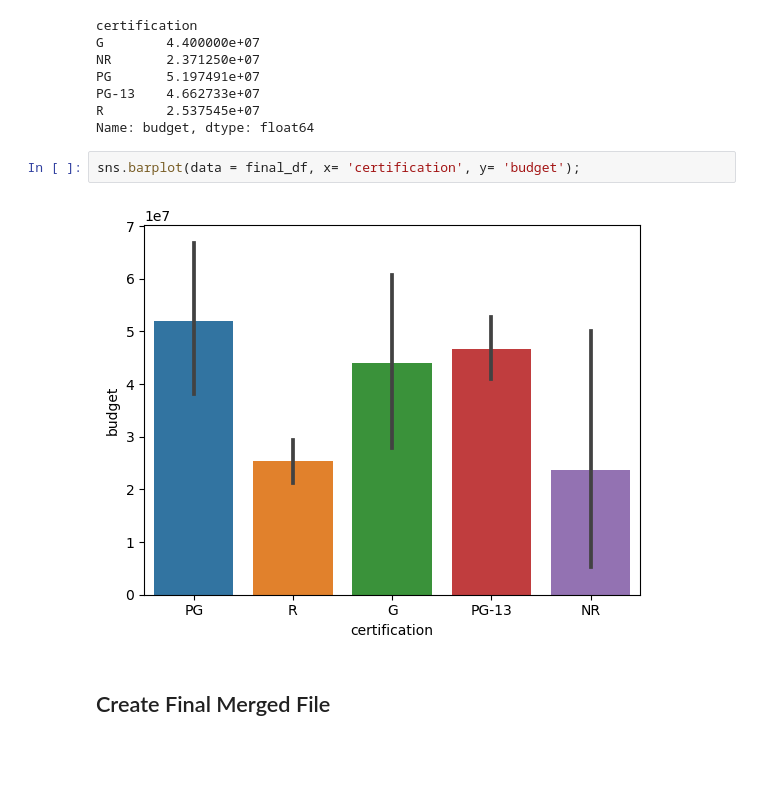
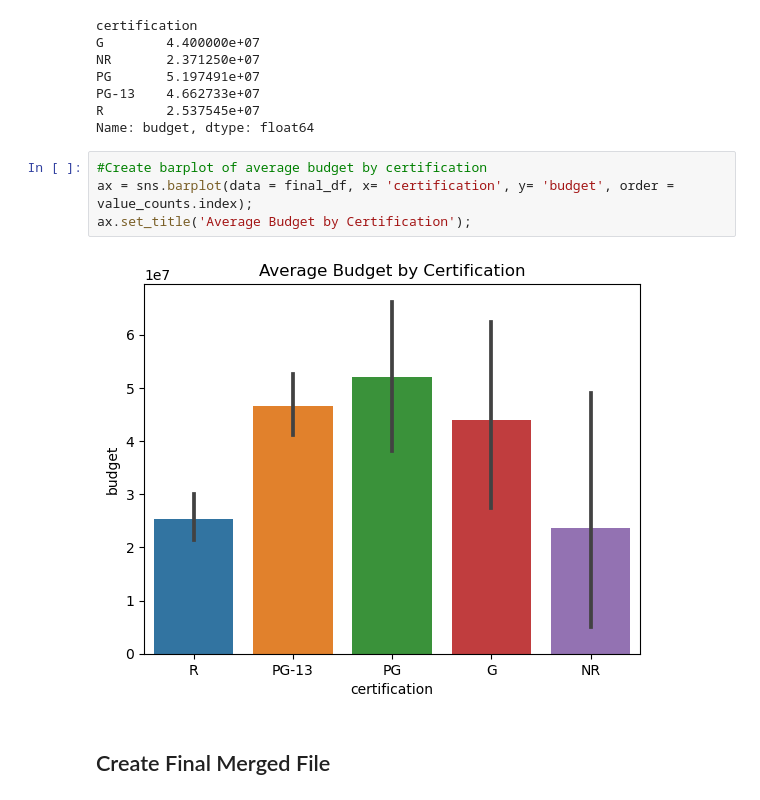
Before and after one commit to krisbarbier/SQL-Database-Creation-and-Python-Analysis, a Jupyter notebook: Project 3, Part 2 - EDA.ipynb, the cells around one changed output. Cells and saved outputs as stored; diff of their text form; blank space fills up the shorter version.

```diff
--- a/Project 3, Part 2 - EDA.ipynb
+++ b/Project 3, Part 2 - EDA.ipynb
@@ -175,9 +177,11 @@ PG-13    4.662733e+07
 R        2.537545e+07
 Name: budget, dtype: float64
 # %%
-sns.barplot(data = final_df, x= 'certification', y= 'budget');
+#Create barplot of average budget by certification
+ax = sns.barplot(data = final_df, x= 'certification', y= 'budget', order = value_counts.index);
+ax.set_title('Average Budget by Certification');
 # %% [output]
-[figure, old version]
+[figure, new version]
 # %% [markdown]
 ## Create Final Merged File
 # %%
```
Also changed, not shown: parts of 1 cell of this notebook, 1 other file.
